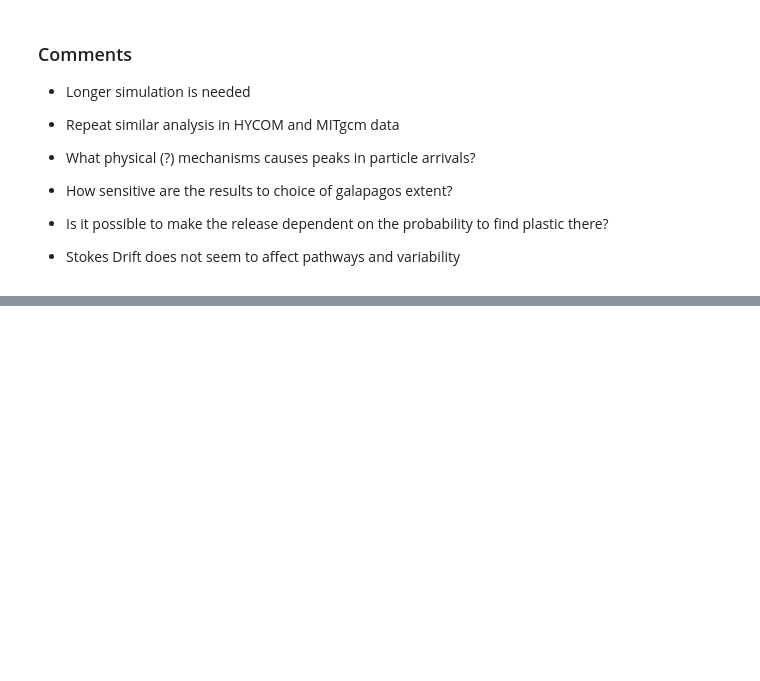
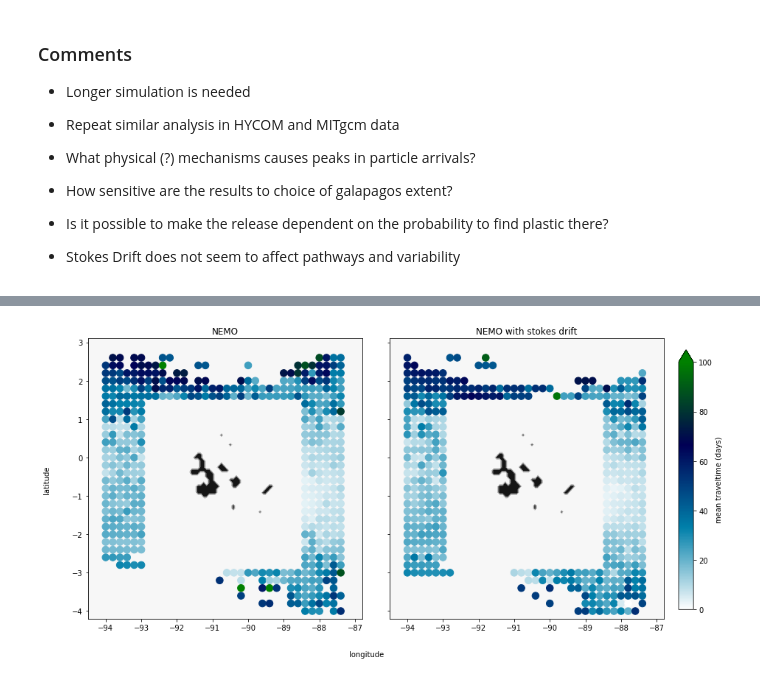
Before and after one commit to SLYpma/GalapagosProject, a Jupyter notebook: results/documentation/20.05_DrifterArrival/produce_figures.ipynb, the cells around one changed output, grey strips where cells are left out. Drawn from its saved outputs; the diff is of its cells as text; code cells hidden in the pictures; blank space fills up the shorter version.

Commit message:
included traveltime figures

```diff
--- a/results/documentation/20.05_DrifterArrival/produce_figures.ipynb
+++ b/results/documentation/20.05_DrifterArrival/produce_figures.ipynb
@@ -43,6 +43,8 @@ simtimes = np.arange(np.min(ptime), np.max(ptime), dtype='datetime64[1D]')
 successrate = np.zeros((galapagos_extent.shape[0],release_loc,2))
 success_variability = np.zeros((release_time,8,2))
 arrival_variability = np.zeros((simtimes.shape[0],8,2))
+traveltime = np.zeros((release_loc,release_time,2))
+
 
 # loop through all particles
 for p in range(Traj['visitedgalapagos'].shape[0]):
@@ -68,41 +70,49 @@ for p in range(Traj['visitedgalapagos'].shape[0]):
                 arrival_time = np.where(simtimes == ptime[p,I].astype('datetime64[1D]'))[0]
                 success_variability[release_time,0,simulation] += 1
                 arrival_variability[arrival_time,0,simulation] += 1
+                traveltime[index_loc,release_time,simulation] = arrival_time - 5*release_time
             if (Traj['lon'][p,0] >= -88.4 and Traj['lon'][p,0] <= -87.2 and
                 Traj['lat'][p,0] >= 1.6 and Traj['lat'][p,0] <= 2.8):
                 arrival_time = np.where(simtimes == ptime[p,I].astype('datetime64[1D]'))[0]
                 success_variability[release_time,1,simulation] += 1
                 arrival_variability[arrival_time,1,simulation] += 1
+                traveltime[index_loc,release_time,simulation] = arrival_time - 5*release_time
             if (Traj['lon'][p,0] >= -88.4 and Traj['lon'][p,0] <= -87.2 and
                 Traj['lat'][p,0] > -2.8 and Traj['lat'][p,0] < 1.6):
                 arrival_time = np.where(simtimes == ptime[p,I].astype('datetime64[1D]'))[0]
                 success_variability[release_time,2,simulation] += 1
                 arrival_variability[arrival_time,2,simulation] += 1
+                traveltime[index_loc,release_time,simulation] = arrival_time - 5*release_time
             if (Traj['lon'][p,0] >= -88.4 and Traj['lon'][p,0] <= -87.2 and
                 Traj['lat'][p,0] >= -4 and Traj['lat'][p,0] <= -2.8):
                 arrival_time = np.where(simtimes == ptime[p,I].astype('datetime64[1D]'))[0]
                 success_variability[release_time,3,simulation] += 1
                 arrival_variability[arrival_time,3,simulation] += 1
+                traveltime[index_loc,release_time,simulation] = arrival_time - 5*release_time
             if (Traj['lon'][p,0] > -92.8 and Traj['lon'][p,0] < -88.4 and
                 Traj['lat'][p,0] >= -4 and Traj['lat'][p,0] <= -2.8):
                 arrival_time = np.where(simtimes == ptime[p,I].astype('datetime64[1D]'))[0]
                 success_variability[release_time,4,simulation] += 1
                 arrival_variability[arrival_time,4,simulation] += 1
+                traveltime[index_loc,release_time,simulation] = arrival_time - 5*release_time
             if (Traj['lon'][p,0] >= -94 and Traj['lon'][p,0] <= -92.8 and
                 Traj['lat'][p,0] >= -4 and Traj['lat'][p,0] <= -2.8):
                 arrival_time = np.where(simtimes == ptime[p,I].astype('datetime64[1D]'))[0]
                 success_variability[release_time,5,simulation] += 1
                 arrival_variability[arrival_time,5,simulation] += 1
+                traveltime[index_loc,release_time,simulation] = arrival_time - 5*release_time
             if (Traj['lon'][p,0] >= -94 and Traj['lon'][p,0] <= -92.8 and
                 Traj['lat'][p,0] > -2.8 and Traj['lat'][p,0] < 1.6):
                 arrival_time = np.where(simtimes == ptime[p,I].astype('datetime64[1D]'))[0]
                 success_variability[release_time,6,simulation] += 1
                 arrival_variability[arrival_time,6,simulation] += 1
+                traveltime[index_loc,release_time,simulation] = arrival_time - 5*release_time
             if (Traj['lon'][p,0] >= -94 and Traj['lon'][p,0] <= -92.8 and
                 Traj['lat'][p,0] >= 1.6 and Traj['lat'][p,0] <= 2.8):
                 arrival_time = np.where(simtimes == ptime[p,I].astype('datetime64[1D]'))[0]
                 success_variability[release_time,7,simulation] += 1
                 arrival_variability[arrival_time,7,simulation] += 1
+                traveltime[index_loc,release_time,simulation] = arrival_time - 5*release_time
         simulation += 1
 
 
@@ -353,0 +426,35 @@ variability_direction()
+# %%
+    traveltime[traveltime==0]=nan
+    figsize=(14,7)
+    map_extent = [-94.5, -86.8, -4.2, 3.1]
+    fig, axs = plt.subplots(1, 2, figsize=figsize,
+                              sharex = True,
+                              sharey = True)
+    fig.subplots_adjust(hspace=.5, wspace=.1)
+    axs = axs.ravel()
+    fig.text(0.5, 0.03, 'longitude', ha='center', va='center')
+    fig.text(0.07, 0.5, 'latitude', ha='center', va='center', rotation='vertical')
+
+    i=0
+    while i < 2:
+        axs[i].contourf(lon,lat,landmask,cmap='Greys_r')
+        im = axs[i].scatter(startlon,startlat,s=90,
+                        c=np.nanmean(traveltime[:,:,i],axis=1),
+                        cmap='ocean_r',
+                        vmin=0,vmax=100)
+        if i == 0:
+            axs[i].set_title('NEMO')
+        else:
+            axs[i].set_title('NEMO with stokes drift')
+        axs[i].set_xlim(map_extent[0:2])
+        axs[i].set_ylim(map_extent[2:4])
+        i += 1
+
+    fig.subplots_adjust(right=0.9)
+    cbar_ax = fig.add_axes([0.92, 0.15, 0.02, 0.7])
+    cbar = fig.colorbar(im, cax=cbar_ax, extend='max')
+    cbar.ax.set_ylabel('mean traveltime (days)')
+
+    plt.savefig('mean_traveltime.pdf')
+# %% [output]
+[figure, added]
```
Also changed, not shown: parts of 4 cells of this notebook.
